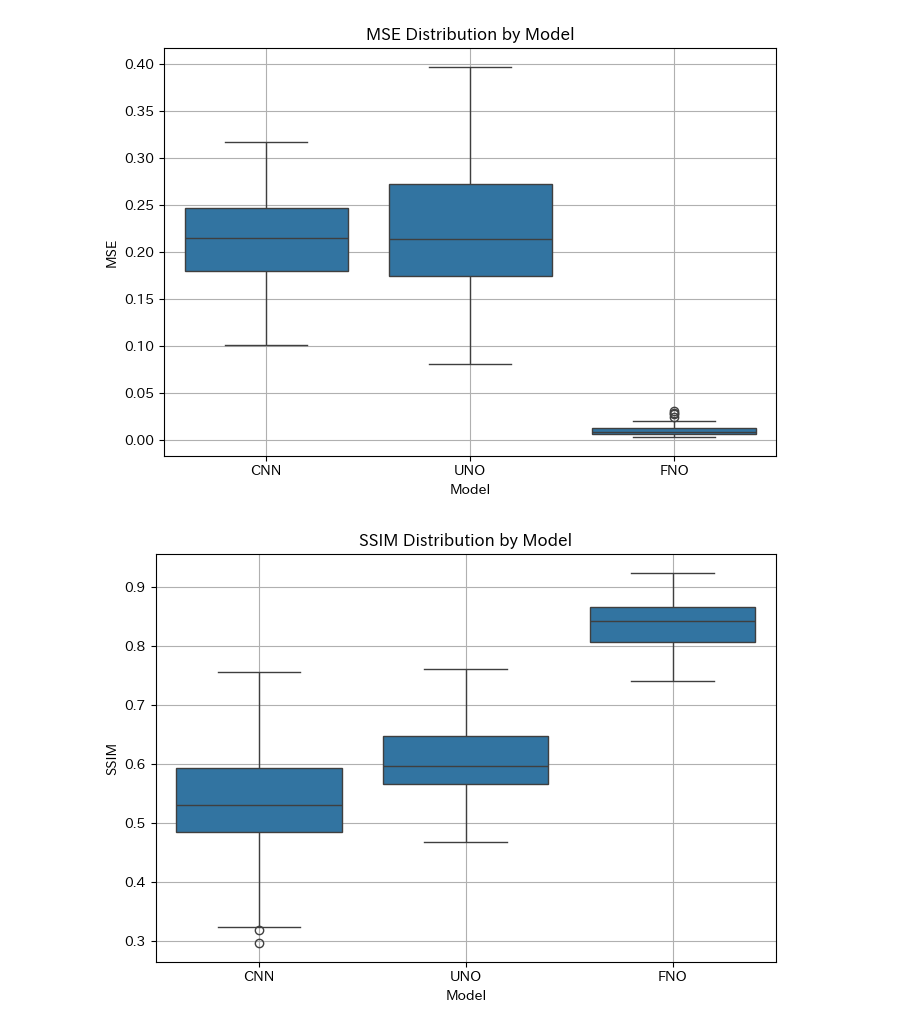
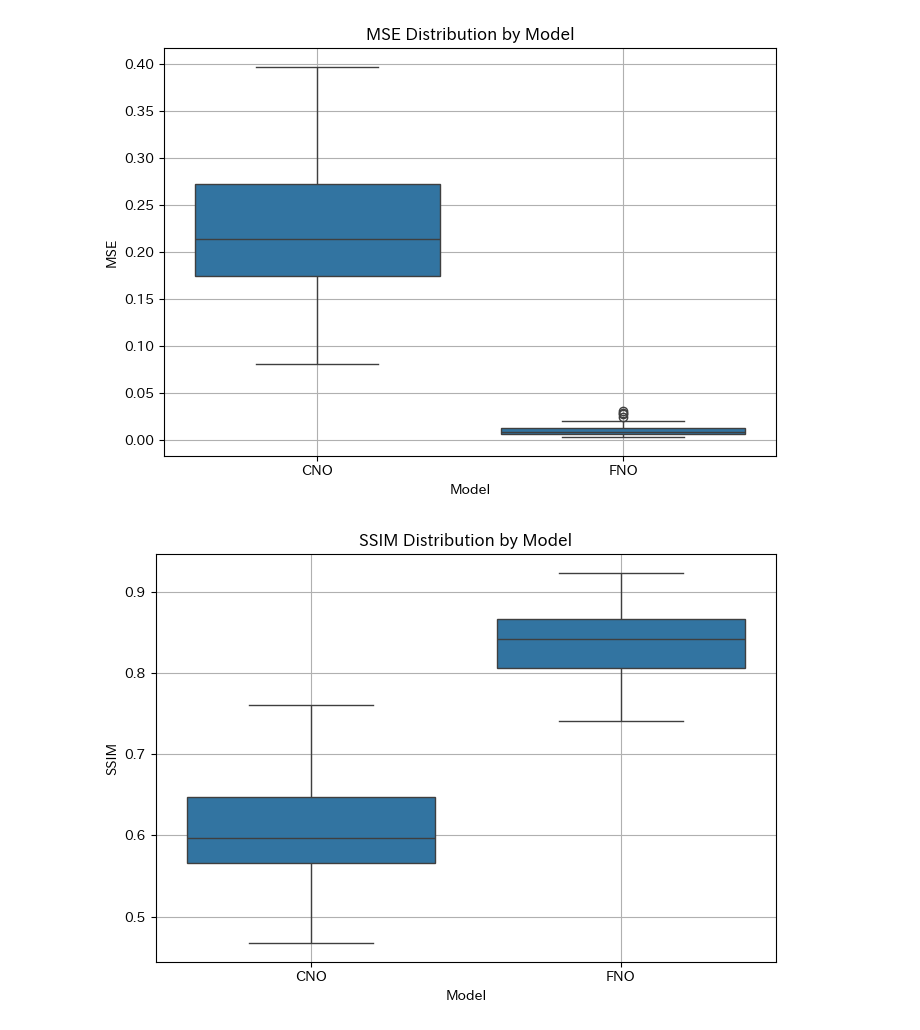
Before and after one commit to natsuki0720/neural_operator_comparison, a Jupyter notebook: notebooks/darcy_compare.ipynb, the cells around one changed output. Cells and saved outputs as stored; diff of their text form; code cells hidden in the pictures.

```diff
--- a/notebooks/darcy_compare.ipynb
+++ b/notebooks/darcy_compare.ipynb
@@ -33,14 +32,9 @@ y_test_32 = test_data_32["y"].unsqueeze(1).float()
 
 device = torch.device("cuda" if torch.cuda.is_available() else "cpu")
 
-cnn = CNN().to(device)
-cnn.load_state_dict(torch.load("../results/forward/checkpoints/best_darcy_cnn_model.pth", map_location=device))
-cnn.eval()
-
-
-uno = UNO(1, 1, 32).to(device)
-uno.load_state_dict(torch.load("../results/forward/checkpoints/best_darcy_uno_model.pth", map_location=device))
-uno.eval()
+cno = CNO(1, 1, 32).to(device)
+cno.load_state_dict(torch.load("../results/forward/checkpoints/best_darcy_cno_model.pth", map_location=device))
+cno.eval()
 
 fno = FNO(modes1=8, modes2=8, width=32).to(device)
 fno.load_state_dict(torch.load("../results/forward/checkpoints/best_darcy_fno_model.pth", map_location=device))
@@ -175,15 +150,10 @@ inference_times_32 = {}
 metrics_32 = {}
 
 with torch.no_grad():
-    # CNN
-    pred_cnn_32 = cnn(x_test_32).cpu().numpy()
-    inference_times_32["CNN"] = measure_inference_time(cnn, x_test_32,warmup=10,repeat=1000)
-    metrics_32["CNN"] = evaluate(pred_cnn_32, y_test_32.cpu().numpy())
-
-    # UNO
-    pred_uno_32 = uno(x_test_32).cpu().numpy()
-    inference_times_32["UNO"] = measure_inference_time(uno, x_test_32,warmup=10,repeat=1000)
-    metrics_32["UNO"] = evaluate(pred_uno_32, y_test_32.cpu().numpy())
+    # CNO
+    pred_cno_32 = cno(x_test_32).cpu().numpy()
+    inference_times_32["CNO"] = measure_inference_time(cno, x_test_32,warmup=10,repeat=1000)
+    metrics_32["CNO"] = evaluate(pred_cno_32, y_test_32.cpu().numpy())
 
     # FNO
     x_test_fno_32 = x_test_32.permute(0, 2, 3, 1)  # (B, H, W, 1)
@@ -215,23 +179,19 @@ UNO_Heavy         2.3563e-01       6.28     0.6013   1.1440e+00
 FNO               1.7411e-01      19.47     0.9122   1.7880e+02
 # %%
 # evaluate per sample
-scores_cnn_32 = evaluate_all(pred_cnn_32, y_test_32)
-scores_uno_32 = evaluate_all(pred_uno_32, y_test_32)
+scores_cno_32 = evaluate_all(pred_cno_32, y_test_32)
 scores_fno_32 = evaluate_all(pred_fno_32, y_test_32)
 
-mse_cnn_32 = [s["MSE"] for s in scores_cnn_32]
-mse_uno_32 = [s["MSE"] for s in scores_uno_32]
+mse_cno_32 = [s["MSE"] for s in scores_cno_32]
 mse_fno_32 = [s["MSE"] for s in scores_fno_32]
-ssim_cnn_32 = [s["SSIM"] for s in scores_cnn_32]
-ssim_uno_32 = [s["SSIM"] for s in scores_uno_32]
+ssim_cno_32 = [s["SSIM"] for s in scores_cno_32]
 ssim_fno_32 = [s["SSIM"] for s in scores_fno_32]
-psnr_cnn_32 = [s["PSNR"] for s in scores_cnn_32]
-psnr_uno_32 = [s["PSNR"] for s in scores_uno_32]
+psnr_cno_32 = [s["PSNR"] for s in scores_cno_32]
 psnr_fno_32 = [s["PSNR"] for s in scores_fno_32]
 
-boxplot_metric_comparison({"CNN": mse_cnn_32,"UNO":mse_uno_32 ,"FNO": mse_fno_32}, metric_name="MSE")
-boxplot_metric_comparison({"CNN": ssim_cnn_32, "UNO": ssim_uno_32, "FNO": ssim_fno_32}, metric_name="SSIM")
-boxplot_metric_comparison({"CNN": psnr_cnn_32, "UNO": psnr_uno_32, "FNO": psnr_fno_32}, metric_name="PSNR")
+boxplot_metric_comparison({"CNO": mse_cno_32, "FNO": mse_fno_32}, metric_name="MSE")
+boxplot_metric_comparison({"CNO": ssim_cno_32, "FNO": ssim_fno_32}, metric_name="SSIM")
+boxplot_metric_comparison({"CNO": psnr_cno_32, "FNO": psnr_fno_32}, metric_name="PSNR")
 # %% [output]
-[figure, old version]
+[figure, new version]
-[figure, old version]
+[figure, new version]
```
Also changed, not shown: parts of 11 cells of this notebook, 17 other files.
